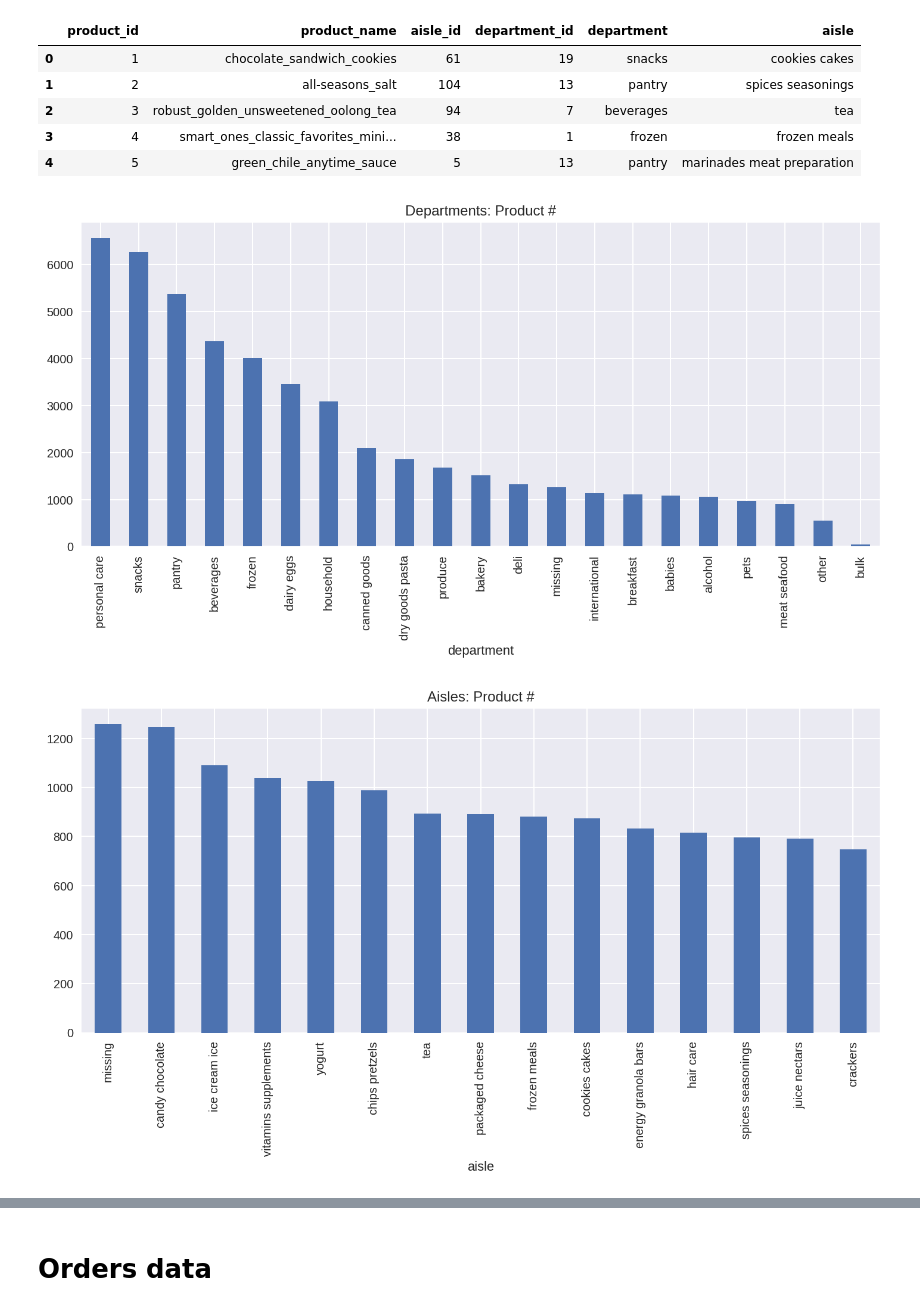
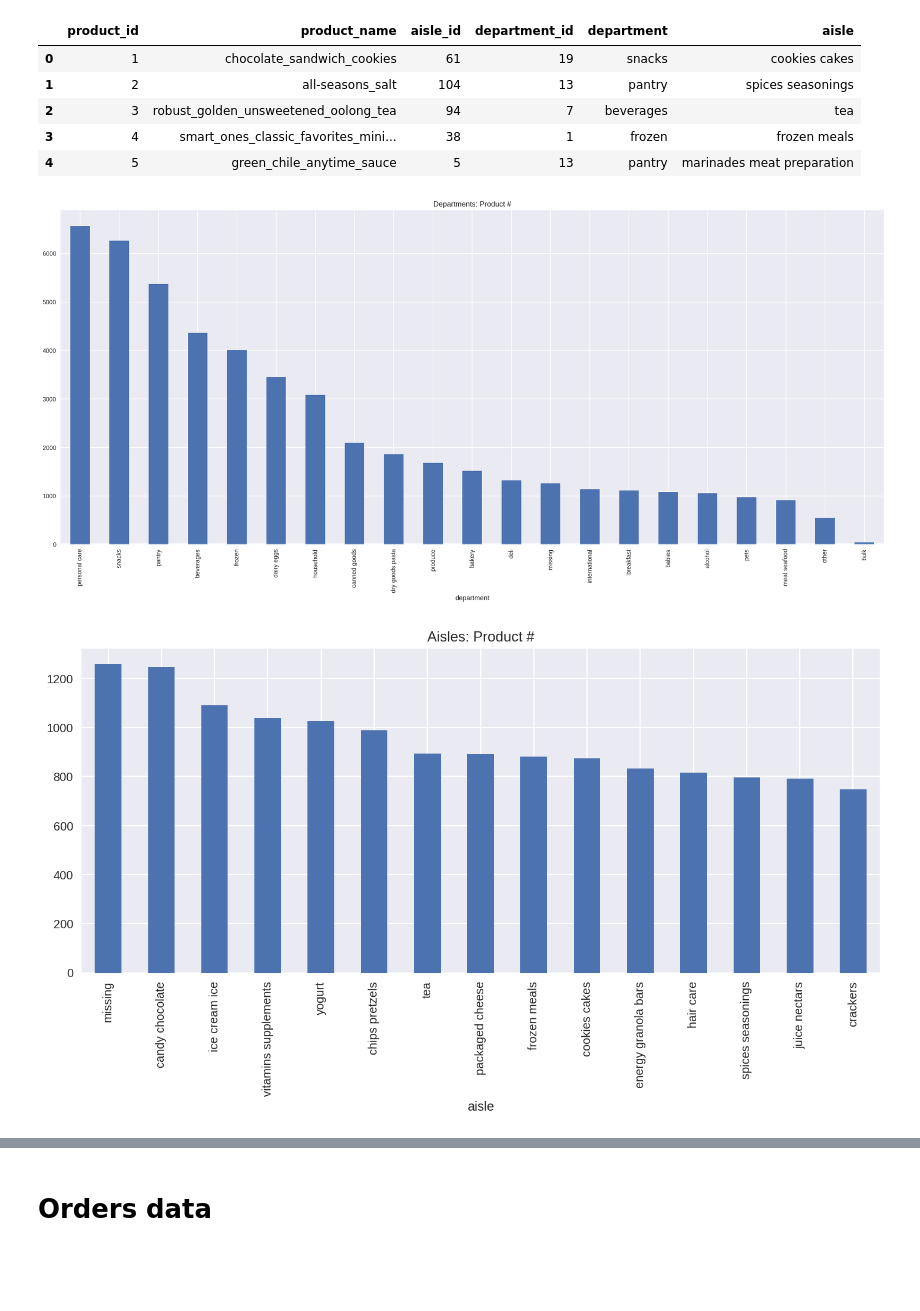
Before and after one commit to cmuell89/Instacart, a Jupyter notebook: analysis.ipynb, the cells around one changed output, grey strips where cells are left out. Drawn from its saved outputs; the diff is of its cells as text; code cells hidden in the pictures; blank space fills up the shorter version.

```diff
--- a/analysis.ipynb
+++ b/analysis.ipynb
@@ -67,30 +67,39 @@ goods.head()
 | 4 | 5 | green_chile_anytime_sauce | 5 | 13 | pantry | marinades meat preparation |
 # %%
 # basic group info (departments)
-plt.figure(figsize=(12, 5))
+
+plt.figure(figsize=(24, 10))
+# groupby() groups series according to department
+# count() returns number of non-NA/null observations, we select product_id coloumn as it's counts will reflect unique products
+# copy() makes a deep copy of current DataFrame / Series
+# plot() creates a bar graph plot
 goods.groupby(['department']).count()['product_id'].copy()\
 .sort_values(ascending=False).plot(kind='bar',
                                    #figsize=(12, 5),
                                    title='Departments: Product #')
 
 
 # basic group info (top-x aisles)
 top_aisles_cnt = 15
 plt.figure(figsize=(12, 5))
+# we only look at top 15 aisle product counts
 goods.groupby(['aisle']).count()['product_id']\
 .sort_values(ascending=False)[:top_aisles_cnt].plot(kind='bar',
                                    #figsize=(12, 5),
                                    title='Aisles: Product #')
 
 # plot departments volume, split by aisles
 f, axarr = plt.subplots(6, 4, figsize=(12, 30))
+# enumerate over departments in ascending order
 for i,e in enumerate(departments.department.sort_values(ascending=True)):
+    # access the axis object based on index and set title
     axarr[i//4, i%4].set_title('Dep: {}'.format(e))
+    # plot goods grouped by all and count and assign to current axarr based on index.
     goods[goods.department==e].groupby(['aisle']).count()['product_id']\
     .sort_values(ascending=False).plot(kind='bar', ax=axarr[i//4, i%4])
 f.subplots_adjust(hspace=2)
 # %% [output]
-[figure, old version]
+[figure, new version]
 [figure]
 [figure]
 # %% [markdown]
```
Also changed, not shown: 2 other files.
